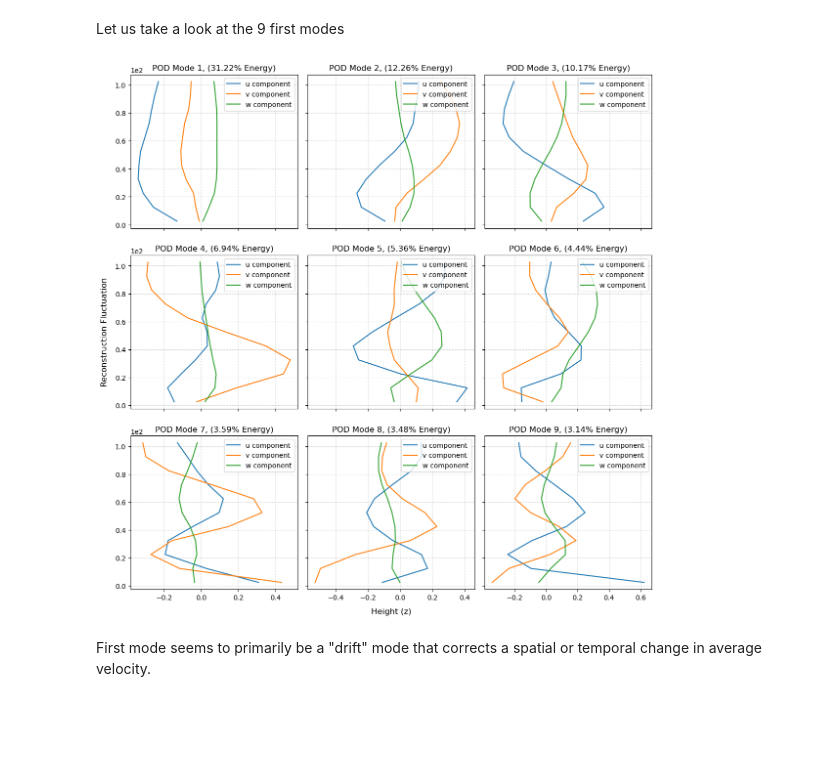
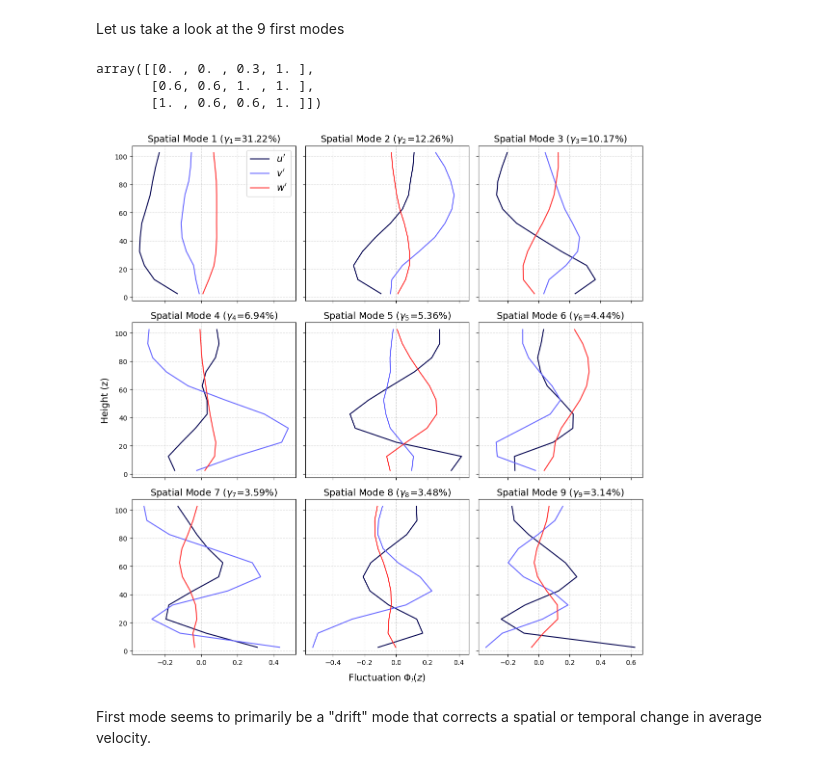
Before and after one commit to JacobManniche/Bachelor_rep, a Jupyter notebook: LES/fluctuation.ipynb, the cells around one changed output. Cells and saved outputs as stored; diff of their text form; code cells hidden in the pictures; blank space fills up the shorter version.

```diff
--- a/LES/fluctuation.ipynb
+++ b/LES/fluctuation.ipynb
@@ -143,6 +121,9 @@ def create_pod_library(ds, threshold=0.9):
     v_prime = (ds.v - v_mean).stack(samples=('t', 'x', 'y')).values
     w_prime = (ds.w - w_mean).stack(samples=('t', 'x', 'y')).values
 
+    k_les = (np.mean(u_prime**2) + np.mean(v_prime**2) + np.mean(w_prime**2)) / 2
+    print(f"Estimated TKE from fluctuations: {k_les:.4f}")
+
 
     # Combined snapshot matrix X: (3*z, samples)
     X = np.vstack([u_prime, v_prime, w_prime])
@@ -160,9 +141,13 @@ def create_pod_library(ds, threshold=0.9):
     V_modes = U[n_z:2*n_z, :n_modes]      # (n_z, n_modes)
     W_modes = U[2*n_z:3*n_z, :n_modes]    # (n_z, n_modes)
 
+
     # Stack components into modes_array: (n_modes, n_z, 3)
     # This represents the vertical 'shape' of the gusts for each component
     modes_array = np.stack([U_modes.T, V_modes.T, W_modes.T], axis=2)  # (n_modes, n_z, 3)
+
+    # # Scale modes by n_modes for proper normalization (optional, depending on convention)
+    # modes_array *= np.sqrt(n_modes)  # Scale modes for proper normalization (optional)
 
     # Scale and Reshape Temporal/Spatial Coefficients (a)
     # multiply by singular values for proper scaling of the modes
@@ -173,14 +158,17 @@ def create_pod_library(ds, threshold=0.9):
 
     # Calculate Eigenvalues (Energy) for TKE scaling
     eigenvalues = S**2 / (n_t*n_x*n_y - 1)
-    total_energy = np.sum(eigenvalues)
-    gamma = eigenvalues[:n_modes] / total_energy
+
+    squared_modes_sum = U_modes**2 + V_modes**2 + W_modes**2
+
+    # Multiply each mode column by its respective eigenvalue, then sum across modes
+    print("Equivalent TKE captured by modes:", 0.5 * np.sum(squared_modes_sum * eigenvalues[:n_modes], axis=1))
 
     # Package of the POD Library for external use
     pod_lib = {
-        'modes': modes_func,           # Callable z -> modes, direction
-        'gamma': gamma,                # TKE fraction for each mode
-        'z_coords': z_coords
+        'Phi': modes_func,           # Callable z -> modes, direction
+        'C': eigenvalues/k_les,                # TKE fraction for each mode
+        'z': z_coords
     }
 
     # Package of the Statistical Library for analysis or reconstruction
@@ -199,9 +187,10 @@ def create_pod_library(ds, threshold=0.9):
 try:
     pod_lib = joblib.load('pod_library.joblib')
     stat_lib = joblib.load('stat_library.joblib')
+    plot_pod_energy(np.sqrt(stat_lib['eigenvalues']), threshold=0.8)
     print("POD and stat library loaded from file.")
 except FileNotFoundError:
     print("File not found. Creating new POD library.")
     # chosen slice at y=200 to capture the developed flow as seen in the inspection
-    pod_lib, stat_lib = create_pod_library(ds.sel(y=slice(200, 200)), threshold=0.9) # 40 mb
+    pod_lib, stat_lib = create_pod_library(ds.sel(y=slice(200, 200)), threshold=0.8) # 40 mb
 # %% [output]
@@ -210,32 +200,40 @@ POD and stat library loaded from file.
 # Analysis
 # %% [markdown]
 Let us take a look at the 9 first modes
+# %%
+plt.cm.seismic([0.0,0.4,0.6])
+# %% [output]
+array([[0. , 0. , 0.3, 1. ],
+       [0.6, 0.6, 1. , 1. ],
+       [1. , 0.6, 0.6, 1. ]])
 # %%
 # import the libraries and visualize the first 9 modes with their energy contribution
-phi = pod_lib['modes']
-z_coords = pod_lib['z_coords']
+phi = pod_lib['Phi']
+z_coords = pod_lib['z']
 eig = stat_lib['eigenvalues']
 dis = eig / np.sum(eig)
 fig, ax = plt.subplots(3, 3, figsize=(12, 12), sharex='col', sharey=True)
 
+colors = plt.cm.coolwarm([])
+
 for m in range(9):
     for i, comp in enumerate(['u', 'v', 'w']):
-        ax[m//3, m%3].plot(phi(z_coords)[m, :, i], z_coords, label=f'{comp} component')
-        ax[m//3, m%3].set_title(f'POD Mode {m+1}, ({dis[m]*100:.2f}% Energy)')
+        ax[m//3, m%3].plot(phi(z_coords)[m, :, i], z_coords, label=f'${comp}\'$', color=plt.cm.seismic([0.0, 0.35, 0.7])[i])
+        ax[m//3, m%3].set_title(f'Spatial Mode {m+1} ($\\gamma_{m+1}$={dis[m]*100:.2f}%)', fontsize=14)
         ax[m//3, m%3].grid(True, which='both', linestyle='--', alpha=0.5)
-        ax[m//3, m%3].legend(loc='upper right')
 
-        plt.ticklabel_format(axis='y', style='sci', scilimits=(0,0))
+        #plt.ticklabel_format(axis='y', style='sci', scilimits=(0,0))
+ax[0,0].legend(loc='upper right', fontsize=14)
 
 fig.add_subplot(111, frameon=False)
 plt.tick_params(labelcolor='none', which='both', top=False, bottom=False, left=False, right=False)
-plt.xlabel("Height (z)", labelpad=10, fontsize=12)
-plt.ylabel("Reconstruction Fluctuation", labelpad=10, fontsize=12)
+plt.xlabel("Fluctuation $\\Phi_i(z)$", labelpad=10, fontsize=14)
+plt.ylabel("Height (z)", labelpad=10, fontsize=14)
 
 plt.tight_layout()
 plt.show()
 # %% [output]
-[figure, old version]
+[figure, new version]
 # %% [markdown]
 First mode seems to primarily be a "drift" mode that corrects a spatial or temporal change in average velocity.
 # %%
```
Also changed, not shown: parts of 16 cells of this notebook, 4 other files.
